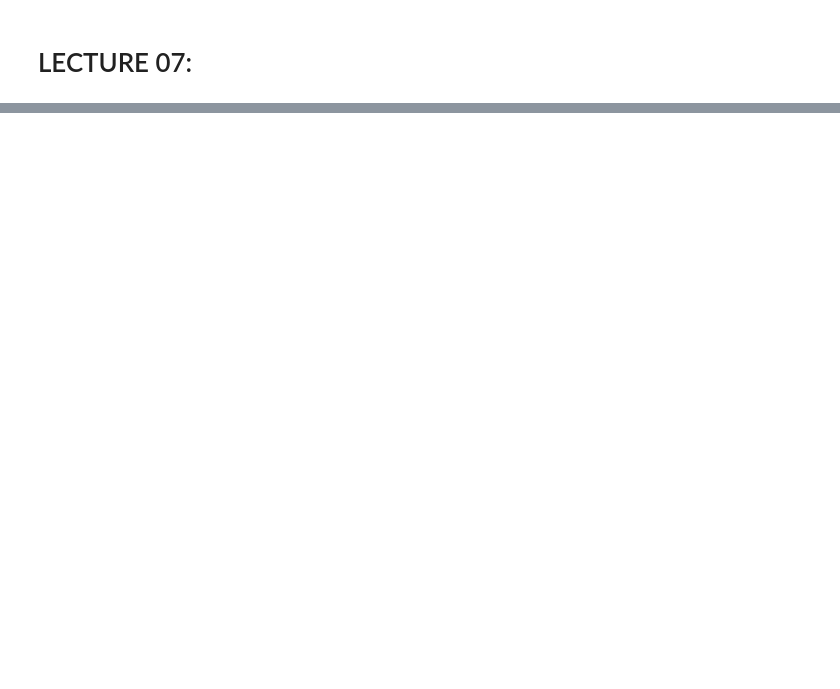
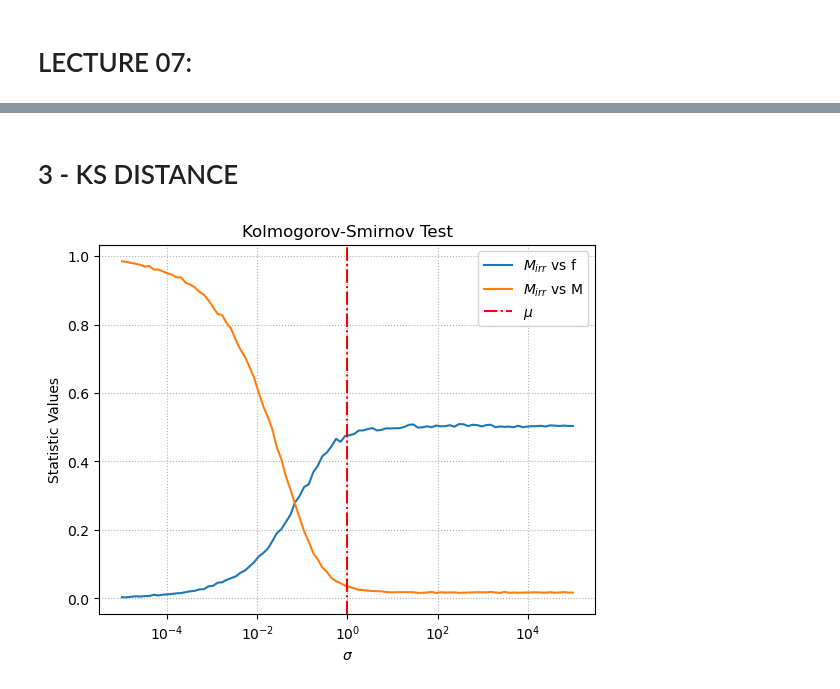
Before and after one commit to RoccoGiugni/ASML-24-25, a Jupyter notebook: L07/L07.ipynb, the cells around one changed output, grey strips where cells are left out. Drawn from its saved outputs; the diff is of its cells as text; code cells hidden in the pictures; blank space fills up the shorter version.

```diff
--- a/L07/L07.ipynb
+++ b/L07/L07.ipynb
@@ -44,0 +76,31 @@ plt.show()
+# %% [markdown]
+# 3 - KS DISTANCE
+# %%
+mu = 1
+
+ks_f = []
+ks_M = []
+sigma_vec = np.logspace(-5, 5, 100)
+
+for s in sigma_vec:
+    M = norm.rvs(mu, s, N)
+    chi = uniform.rvs(0, 1, N)
+
+    ks_f_stat, _ = ks_2samp(f(chi), m_irr(M, chi))
+    ks_M_stat, _ = ks_2samp(M, m_irr(M, chi))
+
+    ks_f.append(ks_f_stat)
+    ks_M.append(ks_M_stat)
+
+plt.plot(sigma_vec, ks_f, label="$M_{irr}$ vs f")
+plt.plot(sigma_vec, ks_M, label="$M_{irr}$ vs M")
+plt.axvline(mu, linestyle = '-.', c = 'r', label = "$\mu$")
+plt.semilogx()
+
+plt.title("Kolmogorov-Smirnov Test")
+plt.xlabel("$\sigma$")
+plt.ylabel("Statistic Values")
+plt.legend()
+plt.grid(linestyle = ":");
+# %% [output]
+[figure, added]
```
Also changed, not shown: parts of 7 cells of this notebook, 2 other files.
